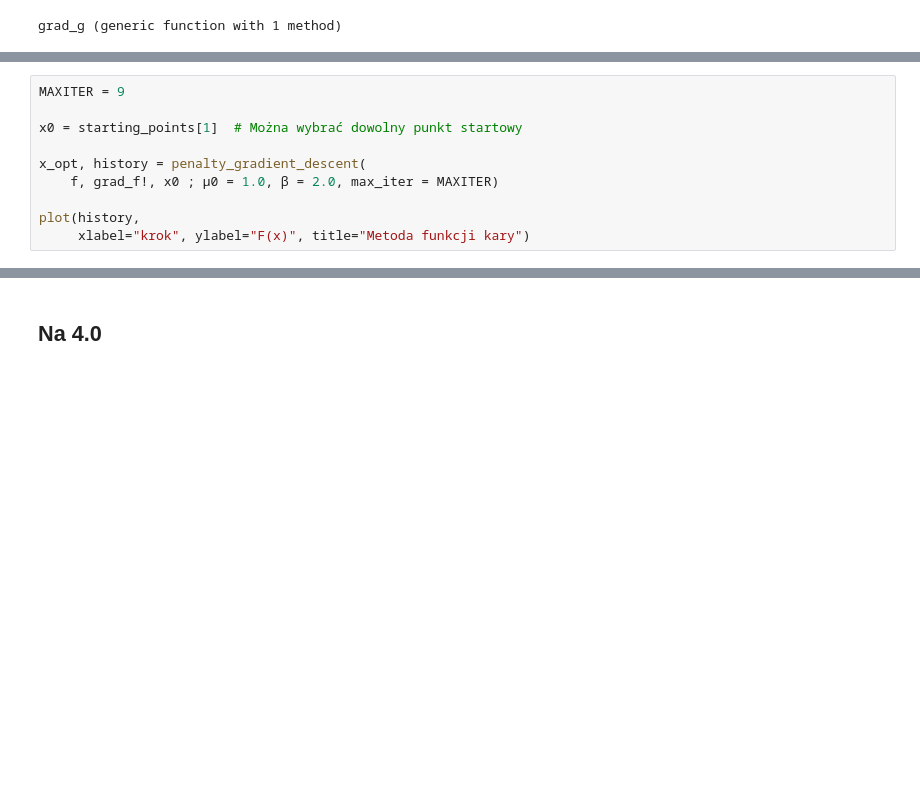
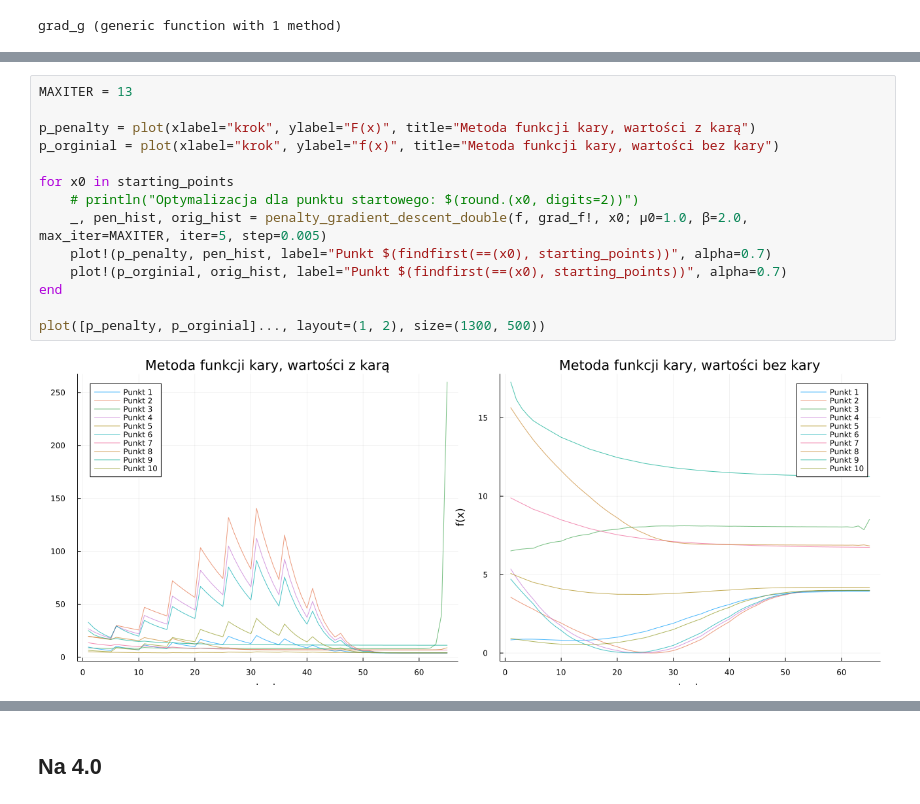
Before and after one commit to esarna/metody-i-algorytmy-optymalizacji, a Jupyter notebook: lab2/zad2.ipynb, the cells around one changed output, grey strips where cells are left out. Cells and saved outputs as stored; diff of their text form; blank space fills up the shorter version.

```diff
--- a/lab2/zad2.ipynb
+++ b/lab2/zad2.ipynb
@@ -240,10 +245,0 @@ plot(history,
-# %%
-MAXITER = 9
-
-x0 = starting_points[1]  # Można wybrać dowolny punkt startowy
-
-x_opt, history = penalty_gradient_descent(
-    f, grad_f!, x0 ; μ0 = 1.0, β = 2.0, max_iter = MAXITER)
-
-plot(history,
-     xlabel="krok", ylabel="F(x)", title="Metoda funkcji kary")
@@ -271,0 +267,16 @@ TO-DO: zilustrowanie braku zbieżności, szybkiej i powolonej zbieżności -- id
+# %%
+MAXITER = 13
+
+p_penalty = plot(xlabel="krok", ylabel="F(x)", title="Metoda funkcji kary, wartości z karą")
+p_orginial = plot(xlabel="krok", ylabel="f(x)", title="Metoda funkcji kary, wartości bez kary")
+
+for x0 in starting_points
+    # println("Optymalizacja dla punktu startowego: $(round.(x0, digits=2))")
+    _, pen_hist, orig_hist = penalty_gradient_descent_double(f, grad_f!, x0; μ0=1.0, β=2.0, max_iter=MAXITER, iter=5, step=0.005)
+    plot!(p_penalty, pen_hist, label="Punkt $(findfirst(==(x0), starting_points))", alpha=0.7)
+    plot!(p_orginial, orig_hist, label="Punkt $(findfirst(==(x0), starting_points))", alpha=0.7)
+end
+
+plot([p_penalty, p_orginial]..., layout=(1, 2), size=(1300, 500))
+# %% [output]
+[figure, added]
```
Also changed, not shown: parts of 20 cells of this notebook, 2 other files.
